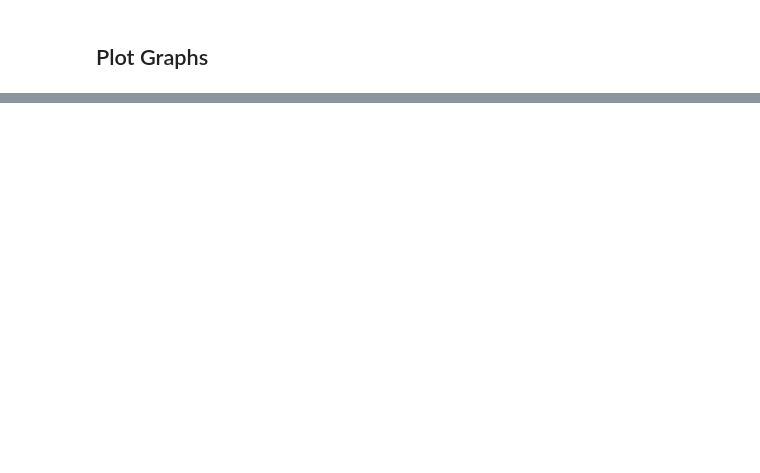
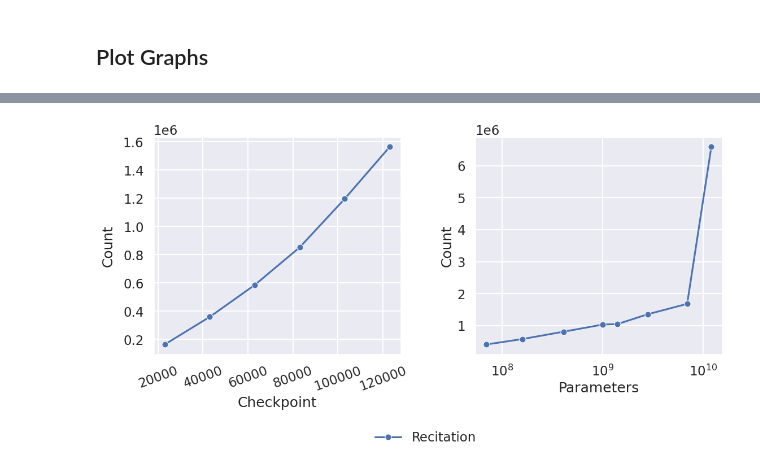
Before and after one commit to EleutherAI/semantic-memorization, a Jupyter notebook: working_dirs/kyle/results_analysis/results_analysis.ipynb, the cells around one changed output, grey strips where cells are left out. Drawn from its saved outputs; the diff is of its cells as text; code cells hidden in the pictures; blank space fills up the shorter version.

Commit message:
Complete figure draft

```diff
--- a/working_dirs/kyle/results_analysis/results_analysis.ipynb
+++ b/working_dirs/kyle/results_analysis/results_analysis.ipynb
@@ -14,3 +15,5 @@ tqdm.pandas()
 # %%
 split_sample_size = None
 label_title_padding = 10
+study_pile = False
+RECITATION_THRESHOLD = 2
@@ -86,15 +114,15 @@ display(combined_dataframe.value_counts("num_repeating").head())
 def get_category(row):
     if row["Memorized"] == False:
         return "Not Memorized"
-    if row["sequence_duplicates"] >= 200:
+    if row["sequence_duplicates"] >= RECITATION_THRESHOLD:
         return "Recitation"
-    if row["is_incrementing"] or row["num_repeating"] != 0:
+    if row["is_incrementing"] or row["is_repeating"]:
         return "Reconstruction"
 
     return "Recollection"
 
 combined_dataframe["category"] = combined_dataframe.progress_apply(lambda row: get_category(row), axis=1)
-combined_dataframe.value_counts(["Model", "Deduped", "category"])
+combined_dataframe.value_counts(["Model", "Checkpoint", "category"])
 
 # 12 deduped
 # memories_frame = combined_dataframe[(combined_dataframe["Memorized"] == True) & (combined_dataframe["Deduped"] == True) & (combined_dataframe["Model"] == "12b")]
@@ -138,0 +152,12 @@ deduped_memories = deduped_plotting_frame[deduped_plotting_frame["Memorized"] ==
+# %%
+# Create plot for data across
+final_checkpoint_counts_frame = combined_dataframe.value_counts(["Param Count", "category"]).unstack().reindex(split_to_param_count.values())
+final_checkpoint_counts_frame.to_csv(f"final_checkpoint_counts_recitation={RECITATION_THRESHOLD}.csv")
+display(final_checkpoint_counts_frame)
+
+intermediate_frame = combined_dataframe[(combined_dataframe["Checkpoint"] != "Final") & (combined_dataframe["Model"] == "12b")]
+sorted_checkpoints = sorted(intermediate_frame["Checkpoint"].unique(), key=lambda x: int(x))
+
+intermediate_checkpoint_counts_frame = intermediate_frame.value_counts(["Checkpoint", "category"]).unstack().reindex(sorted_checkpoints)
+intermediate_checkpoint_counts_frame.to_csv(f"intermediate_checkpoint_counts_recitation={RECITATION_THRESHOLD}.csv")
+display(intermediate_checkpoint_counts_frame)
@@ -138,0 +183,53 @@ deduped_memories = deduped_plotting_frame[deduped_plotting_frame["Memorized"] ==
+# %%
+fig, axes = plt.subplots(1, 2, figsize=(13, 5))
+
+# set figure 1
+# first figure is a line plot of the counts of each category for across intermediate checkpoints
+
+sns.lineplot(ax=axes[0], data=intermediate_checkpoint_counts_frame, dashes=False, markers=True, markersize=8)
+
+# rotate x axis labels
+axes[0].tick_params(axis='x', rotation=20)
+
+# Add y label for Count
+axes[0].set_ylabel("Count", labelpad=label_title_padding)
+
+# add padding for labels
+fig.subplots_adjust(wspace=0.2)
+
+# # make x axis log scale
+# axes[0].set_xscale("log")
+
+# # have a common legend for both plots centered below the figure. No legend box
+axes[0].legend(loc='upper center', bbox_to_anchor=(1.1, -0.3), ncol=4, frameon=False)
+
+# have three equally spaces ticks on the x axis
+# checkpoints = intermediate_checkpoint_counts_frame.index
+# min_checkpoint = int(checkpoints[0])
+# mid_checkpoint = int(checkpoints[len(checkpoints) // 2])
+# max_checkpoint = int(checkpoints[-1])
+# axes[0].set_xticks([min_checkpoint, mid_checkpoint, max_checkpoint])
+
+# set figure 2
+# the second figure is a line plot of the counts of each category across parameter count
+
+sns.lineplot(ax=axes[1], data=final_checkpoint_counts_frame, dashes=False, markers=True, markersize=8)
+
+# make x axis log scale
+axes[1].set_xscale("log")
+
+# Set x label to "Parameters"
+axes[1].set_xlabel("Parameters")
+
+# Add y label for Count
+axes[1].set_ylabel("Count")
+
+# remove legend
+axes[1].legend().remove()
+
+# add padding for labels
+fig.subplots_adjust(wspace=0.30)
+
+fig.savefig(f"categories_across_time+scale_recitation={RECITATION_THRESHOLD}.png", dpi=300, bbox_inches="tight")
+# %% [output]
+[figure, added]
```
Also changed, not shown: parts of 21 cells of this notebook, 4 other files.
